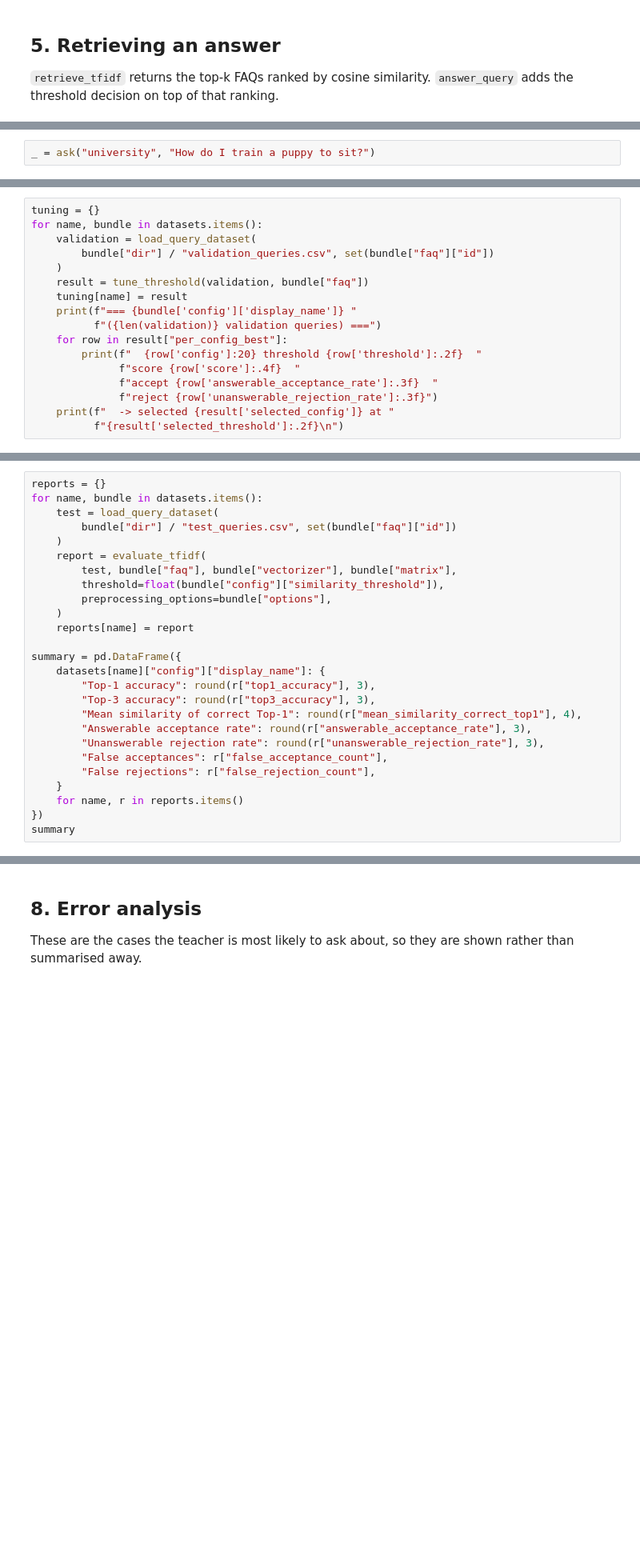
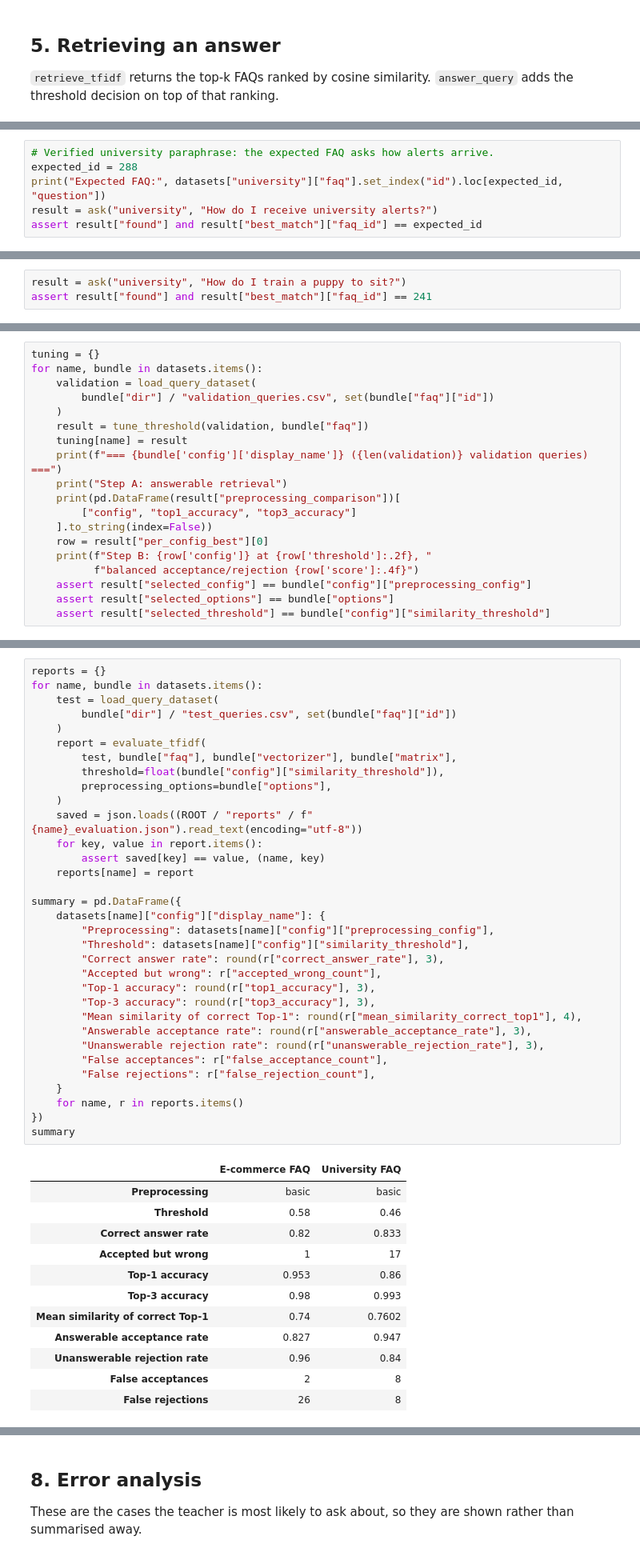
Before and after one commit to AsifJawad15/NLP-Based-Smart-FAQ-Retrieval, a Jupyter notebook: notebooks/smart_faq_demo.ipynb, the cells around one changed output, grey strips where cells are left out. Shown at 80% size. Cells and saved outputs as stored; diff of their text form; blank space fills up the shorter version.

Commit message:
fix: finalize TF-IDF retrieval and evaluation

```diff
--- a/notebooks/smart_faq_demo.ipynb
+++ b/notebooks/smart_faq_demo.ipynb
@@ -165,0 +313,6 @@ _ = ask("ecommerce", exact)
+# %%
+# Verified university paraphrase: the expected FAQ asks how alerts arrive.
+expected_id = 288
+print("Expected FAQ:", datasets["university"]["faq"].set_index("id").loc[expected_id, "question"])
+result = ask("university", "How do I receive university alerts?")
+assert result["found"] and result["best_match"]["faq_id"] == expected_id
@@ -178,2 +369,3 @@ answerable/unanswerable score overlap in section 8 predicts.
 # %%
-_ = ask("university", "How do I train a puppy to sit?")
+result = ask("university", "How do I train a puppy to sit?")
+assert result["found"] and result["best_match"]["faq_id"] == 241
@@ -218,12 +433,14 @@ for name, bundle in datasets.items():
     )
     result = tune_threshold(validation, bundle["faq"])
     tuning[name] = result
-    print(f"=== {bundle['config']['display_name']} "
-          f"({len(validation)} validation queries) ===")
-    for row in result["per_config_best"]:
-        print(f"  {row['config']:20} threshold {row['threshold']:.2f}  "
-              f"score {row['score']:.4f}  "
-              f"accept {row['answerable_acceptance_rate']:.3f}  "
-              f"reject {row['unanswerable_rejection_rate']:.3f}")
-    print(f"  -> selected {result['selected_config']} at "
-          f"{result['selected_threshold']:.2f}\n")
+    print(f"=== {bundle['config']['display_name']} ({len(validation)} validation queries) ===")
+    print("Step A: answerable retrieval")
+    print(pd.DataFrame(result["preprocessing_comparison"])[
+        ["config", "top1_accuracy", "top3_accuracy"]
+    ].to_string(index=False))
+    row = result["per_config_best"][0]
+    print(f"Step B: {row['config']} at {row['threshold']:.2f}, "
+          f"balanced acceptance/rejection {row['score']:.4f}")
+    assert result["selected_config"] == bundle["config"]["preprocessing_config"]
+    assert result["selected_options"] == bundle["options"]
+    assert result["selected_threshold"] == bundle["config"]["similarity_threshold"]
@@ -249,29 +487,49 @@ adjust anything.
 # %%
 reports = {}
 for name, bundle in datasets.items():
     test = load_query_dataset(
         bundle["dir"] / "test_queries.csv", set(bundle["faq"]["id"])
     )
     report = evaluate_tfidf(
         test, bundle["faq"], bundle["vectorizer"], bundle["matrix"],
         threshold=float(bundle["config"]["similarity_threshold"]),
         preprocessing_options=bundle["options"],
     )
+    saved = json.loads((ROOT / "reports" / f"{name}_evaluation.json").read_text(encoding="utf-8"))
+    for key, value in report.items():
+        assert saved[key] == value, (name, key)
     reports[name] = report
 
 summary = pd.DataFrame({
     datasets[name]["config"]["display_name"]: {
+        "Preprocessing": datasets[name]["config"]["preprocessing_config"],
+        "Threshold": datasets[name]["config"]["similarity_threshold"],
+        "Correct answer rate": round(r["correct_answer_rate"], 3),
+        "Accepted but wrong": r["accepted_wrong_count"],
         "Top-1 accuracy": round(r["top1_accuracy"], 3),
         "Top-3 accuracy": round(r["top3_accuracy"], 3),
         "Mean similarity of correct Top-1": round(r["mean_similarity_correct_top1"], 4),
         "Answerable acceptance rate": round(r["answerable_acceptance_rate"], 3),
         "Unanswerable rejection rate": round(r["unanswerable_rejection_rate"], 3),
         "False acceptances": r["false_acceptance_count"],
         "False rejections": r["false_rejection_count"],
     }
     for name, r in reports.items()
 })
 summary
+# %% [output]
+|  | E-commerce FAQ | University FAQ |
+| Preprocessing | basic | basic |
+| Threshold | 0.58 | 0.46 |
+| Correct answer rate | 0.82 | 0.833 |
+| Accepted but wrong | 1 | 17 |
+| Top-1 accuracy | 0.953 | 0.86 |
+| Top-3 accuracy | 0.98 | 0.993 |
+| Mean similarity of correct Top-1 | 0.74 | 0.7602 |
+| Answerable acceptance rate | 0.827 | 0.947 |
+| Unanswerable rejection rate | 0.96 | 0.84 |
+| False acceptances | 2 | 8 |
+| False rejections | 26 | 8 |
 # %% [markdown]
 ### Reading these numbers
 
```
Also changed, not shown: parts of 32 cells of this notebook, 19 other files.
